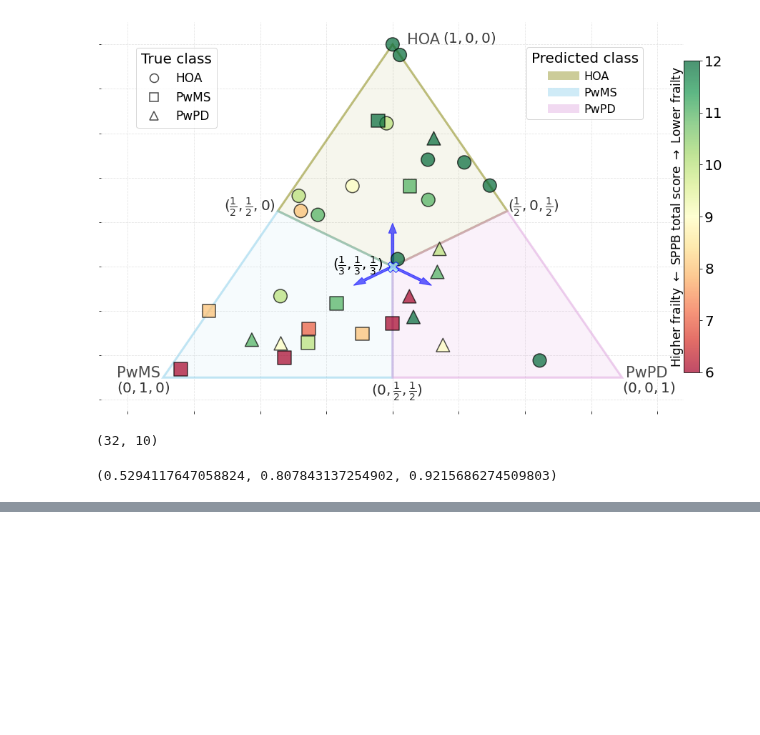
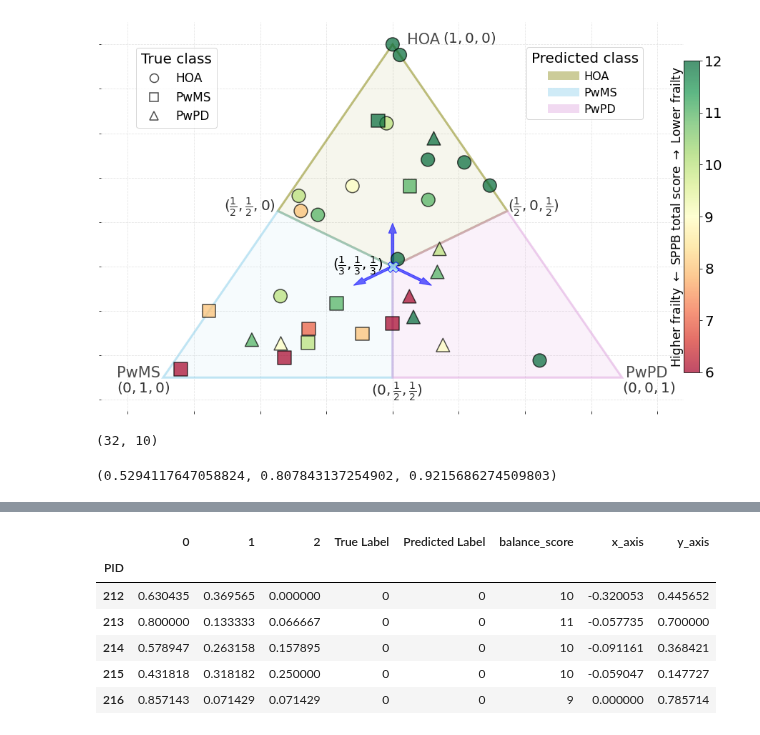
Before and after one commit to kaurrachneet6/Vision-Based-Gait-Analysis-Framework-for-Predicting-Multiple-Sclerosis, a Jupyter notebook: Discussion analysis/SeverityAnalysis.ipynb, the cells around one changed output, grey strips where cells are left out. Drawn from its saved outputs; the diff is of its cells as text; code cells hidden in the pictures; blank space fills up the shorter version.

```diff
--- a/Discussion analysis/SeverityAnalysis.ipynb
+++ b/Discussion analysis/SeverityAnalysis.ipynb
@@ -319,0 +353,41 @@ colors.to_rgb('skyblue')
+# %%
+#Reading the best models person wise predictions
+model_path = 'C:\\Users\\Rachneet Kaur\\Box\\Gait Video Project\\SeverityMetrics\\'
+#This is Subject gen W Resnet best model with 78% person-accuracy from Colab
+best_model_predictions_path = model_path + 'crossgenbestmodel793\\person_wise_predictions_task_and_subject_WtoWT.csv'
+
+prediction_df = pd.read_csv(best_model_predictions_path)
+prediction_df.PID = prediction_df.PID.astype(int)
+prediction_df['True Label'] = prediction_df['True Label'].astype(int)
+prediction_df['Predicted Label'] = prediction_df['Predicted Label'].astype(int)
+prediction_df = prediction_df.set_index('PID')
+prediction_df.sort_index(inplace = True)
+# %%
+#Reducing the SPPB file to only PIDs used in the current prediction file
+balance_scores_reduced = balance_scores[balance_scores['PID'].isin(prediction_df.index)].set_index('PID')
+balance_scores_reduced.sort_index(inplace= True)
+
+#Adding the corresponding balance scores to the predictions dataframe
+prediction_df['balance_score'] = balance_scores_reduced
+# %%
+#HOA at vertex v1 = (0, 1), PwMS at vertex v2 = (-sqrt(3)/2, -1/2), PwPD at vertex
+#v3 = (sqrt(3)/2, -1/2)
+#Map the probability of prediction (p_HOA, p_MS, p_PD) to 2D point p_HOA*v1 + p_MS*v2 + p_PD*v3
+#Probabilities (1/3, 1/3, 1/3) is then mapped to (0, 0) in this plot, prob. (1, 0, 0) to
+#HOA vertex v1, prob. (0, 1, 0) to PwMS vertex v2, prob (0, 0, 1) to PwPD vertex v3
+
+#Vertices
+v_HOA, v_MS, v_PD = [0, 1], [-np.sqrt(3)/2, -1/2], [np.sqrt(3)/2, -1/2]
+# %%
+#x/y axis based on prediction probabilities and vertices of the traingle
+prediction_df['x_axis'] = prediction_df['0']*v_HOA[0] + prediction_df['1']*v_MS[0] + prediction_df['2']*v_PD[0]
+prediction_df['y_axis'] = prediction_df['0']*v_HOA[1] + prediction_df['1']*v_MS[1] + prediction_df['2']*v_PD[1]
+display(prediction_df.head())
+# %% [output]
+|  | 0 | 1 | 2 | True Label | Predicted Label | balance_score | x_axis | y_axis |
+| PID |  |  |  |  |  |  |  |  |
+| 212 | 0.630435 | 0.369565 | 0.000000 | 0 | 0 | 10 | -0.320053 | 0.445652 |
+| 213 | 0.800000 | 0.133333 | 0.066667 | 0 | 0 | 11 | -0.057735 | 0.700000 |
+| 214 | 0.578947 | 0.263158 | 0.157895 | 0 | 0 | 10 | -0.091161 | 0.368421 |
+| 215 | 0.431818 | 0.318182 | 0.250000 | 0 | 0 | 10 | -0.059047 | 0.147727 |
+| 216 | 0.857143 | 0.071429 | 0.071429 | 0 | 0 | 9 | 0.000000 | 0.785714 |
```
Also changed, not shown: parts of 14 cells of this notebook.
